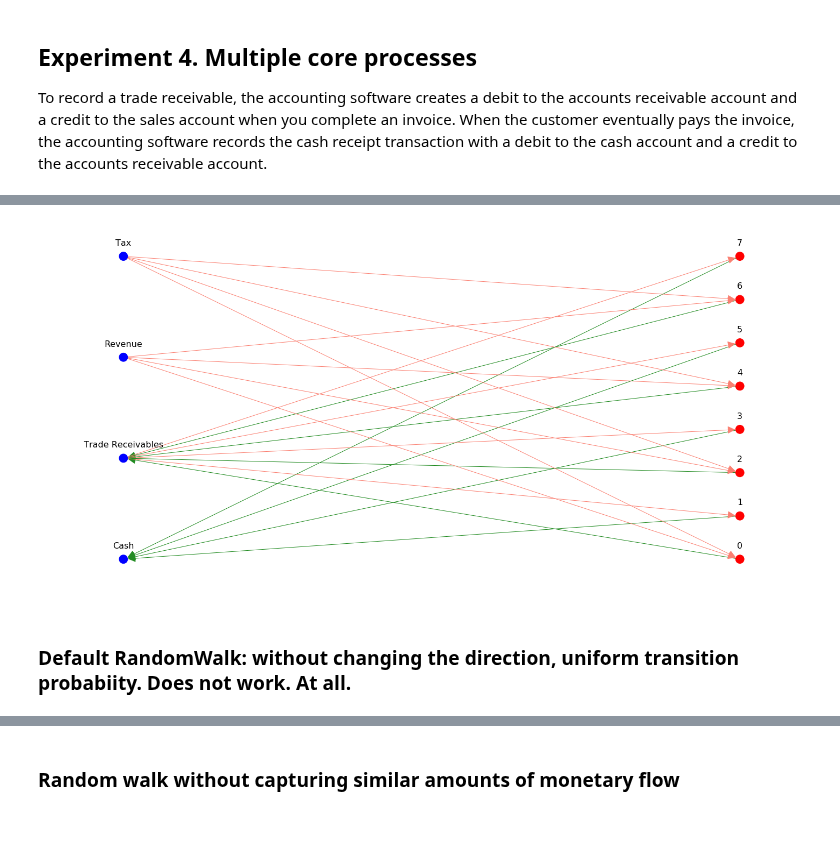
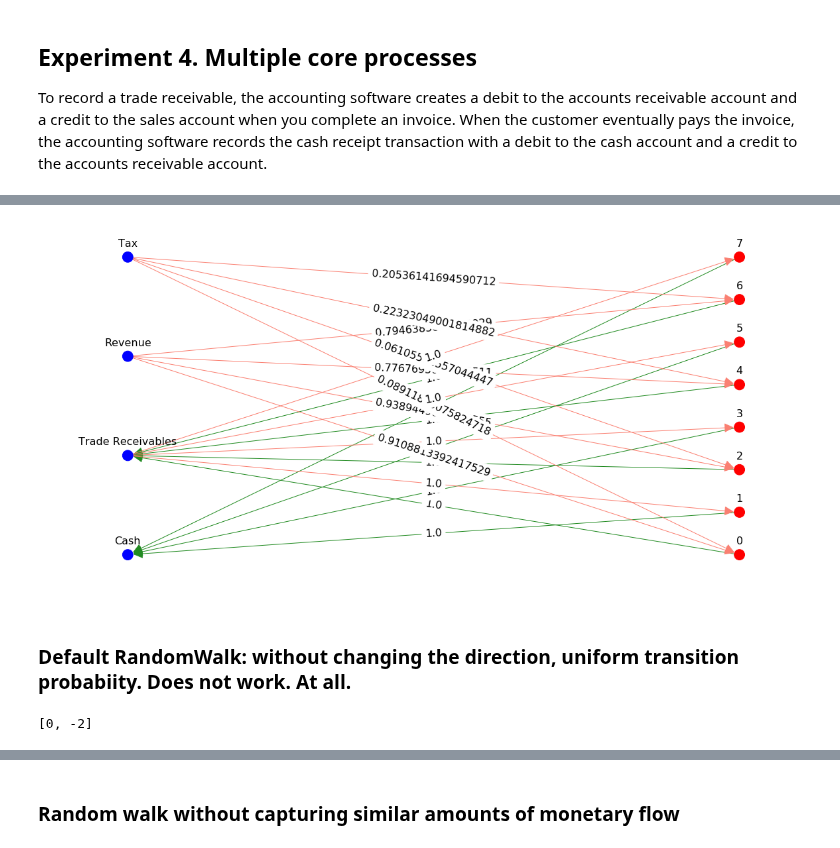
Before and after one commit to AlexWorldD/NetEmbs, a Jupyter notebook: ProofOfConcept.ipynb, the cells around one changed output, grey strips where cells are left out. Cells and saved outputs as stored; diff of their text form; code cells hidden in the pictures.

```diff
--- a/ProofOfConcept.ipynb
+++ b/ProofOfConcept.ipynb
@@ -587,7 +606,11 @@ generated_data.head(10)
 # %%
-plot_network_v2(exp4, title="Exp4", edges_label=False)
+plot_network_v2(exp4)
 # %% [output]
-[figure, old version]
+[figure, new version]
 # %% [markdown]
 ### Default RandomWalk: without changing the direction, uniform transition probabiity. Does not work. At all.
+# %%
+def_randomWalk(exp4, 0, 10, direction="IN")
+# %% [output]
+[0, -2]
 # %%
```
Also changed, not shown: parts of 14 cells of this notebook, 7 other files.
